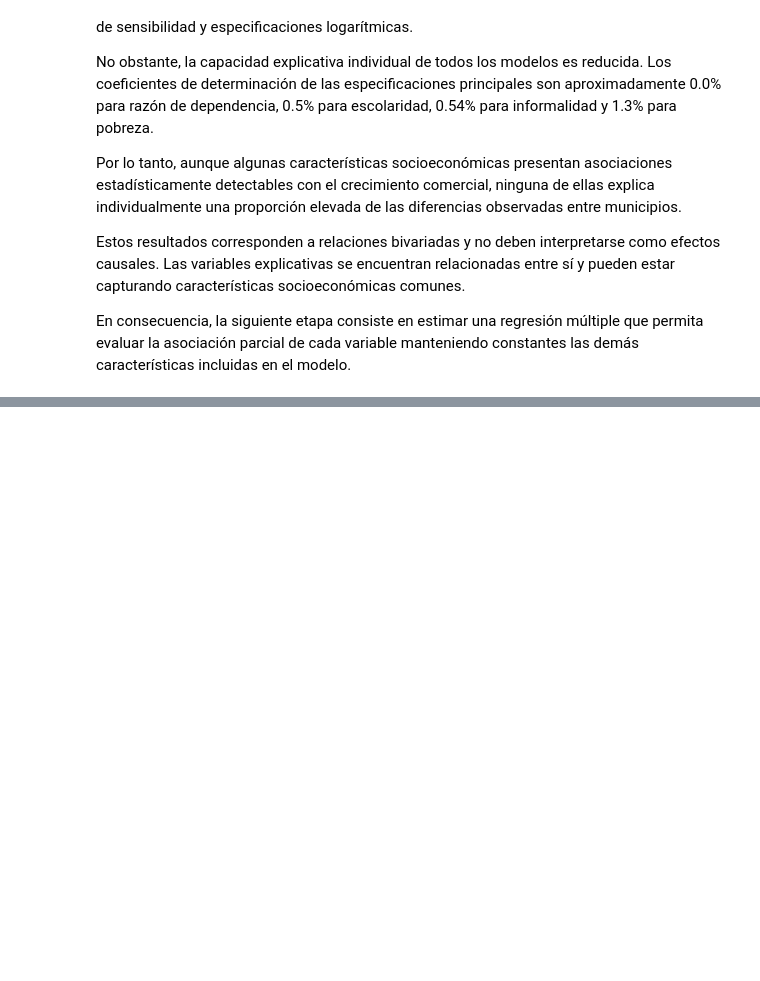
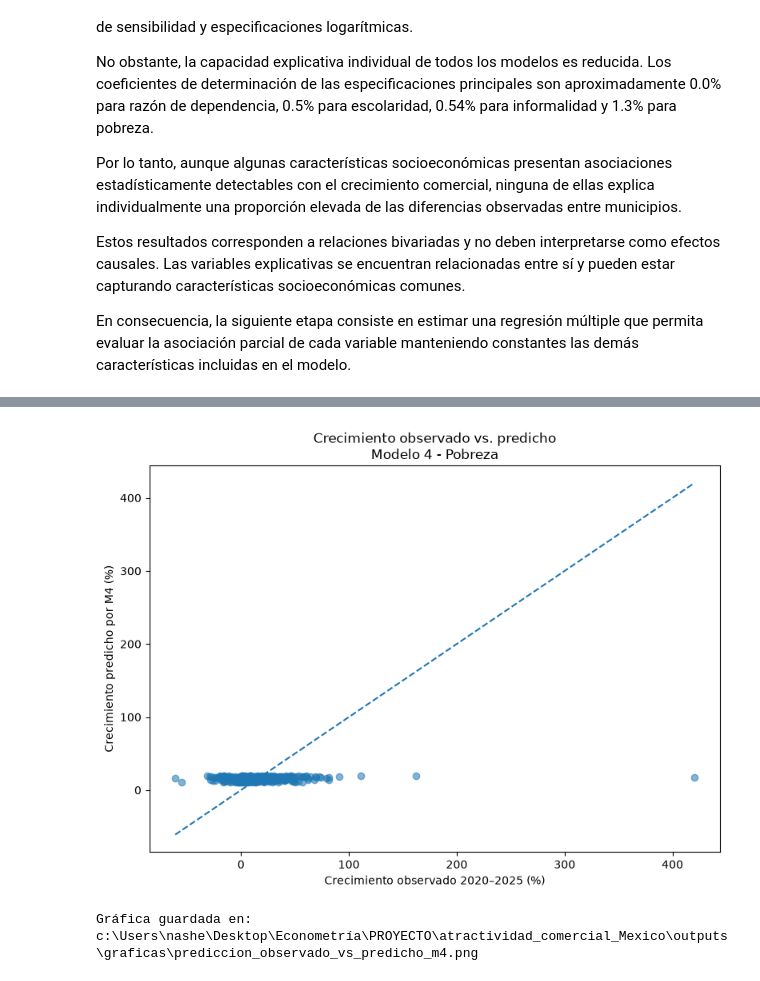
Before and after one commit to Nash963/atractividad-comercial-municipal-mexico, a Jupyter notebook: notebooks/10_regresion_lineal_simple.ipynb, the cells around one changed output, grey strips where cells are left out. Cells and saved outputs as stored; diff of their text form; code cells hidden in the pictures; blank space fills up the shorter version.

```diff
--- a/notebooks/10_regresion_lineal_simple.ipynb
+++ b/notebooks/10_regresion_lineal_simple.ipynb
@@ -4870,0 +5951,59 @@ constantes las demás características incluidas en el modelo.
+# %%
+# ============================================================
+# 10.8.5 Gráfica observado vs predicho — Modelo 4
+# ============================================================
+
+fig, ax = plt.subplots(figsize=(8, 6))
+
+y_obs = predicciones_test[
+    "CREC_DENSIDAD_RETAIL_2020_2025"
+]
+
+y_pred_m4 = predicciones_test[
+    "PRED_M4"
+]
+
+ax.scatter(
+    y_obs,
+    y_pred_m4,
+    alpha=0.55
+)
+
+# Línea de predicción perfecta
+lim_min = min(y_obs.min(), y_pred_m4.min())
+lim_max = max(y_obs.max(), y_pred_m4.max())
+
+ax.plot(
+    [lim_min, lim_max],
+    [lim_min, lim_max],
+    linestyle="--"
+)
+
+ax.set_xlabel("Crecimiento observado 2020–2025 (%)")
+ax.set_ylabel("Crecimiento predicho por M4 (%)")
+
+ax.set_title(
+    "Crecimiento observado vs. predicho\nModelo 4 - Pobreza"
+)
+
+plt.tight_layout()
+
+ruta_grafica_pred = (
+    GRAFICAS_DIR
+    / "prediccion_observado_vs_predicho_m4.png"
+)
+
+plt.savefig(
+    ruta_grafica_pred,
+    dpi=300,
+    bbox_inches="tight"
+)
+
+plt.show()
+
+print("Gráfica guardada en:")
+print(ruta_grafica_pred)
+# %% [output]
+[figure, added]
+Gráfica guardada en:
+c:\Users\nashe\Desktop\Econometría\PROYECTO\atractividad_comercial_Mexico\outputs\graficas\prediccion_observado_vs_predicho_m4.png
```
Also changed, not shown: parts of 37 cells of this notebook.
